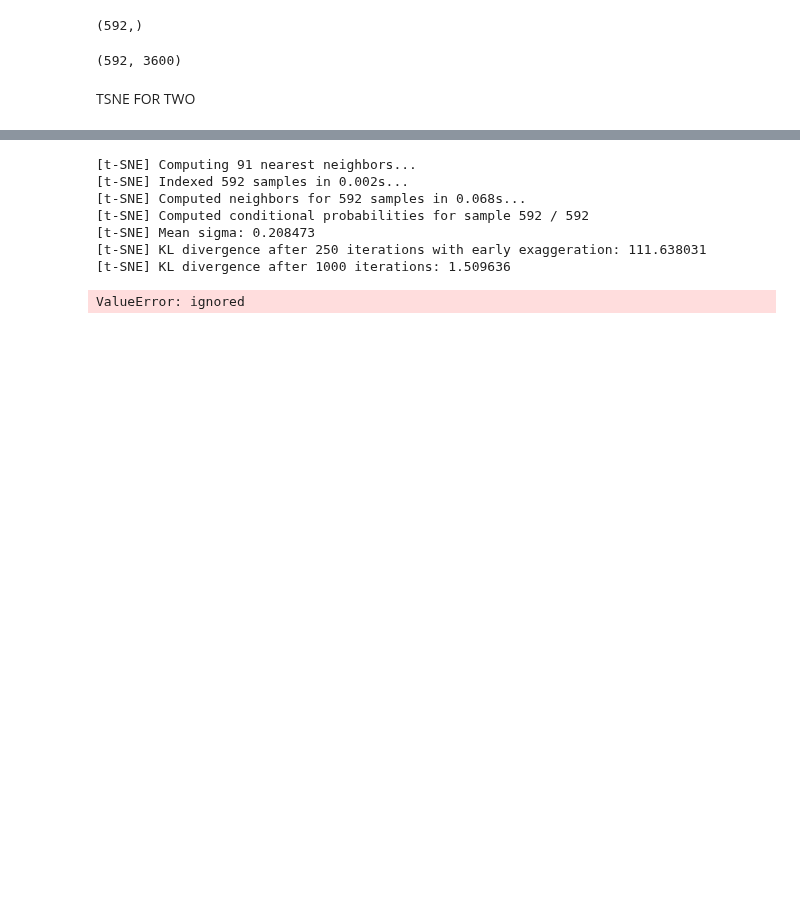
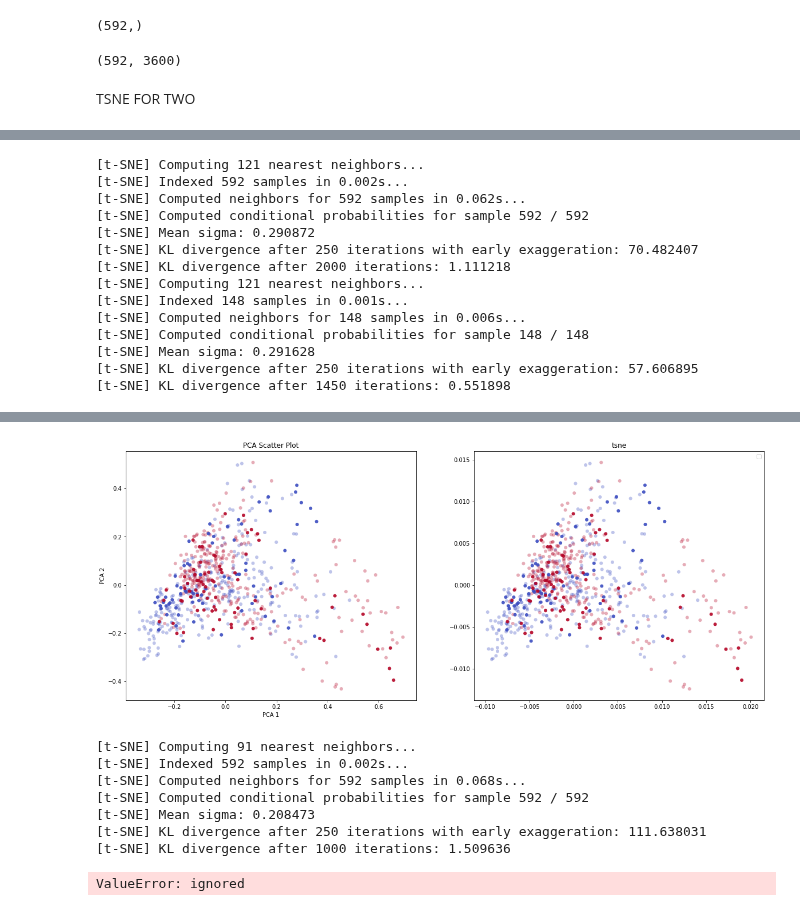
Before and after one commit to ehtisham-Fazal/ACP_KSRC, a Jupyter notebook: new_results_ACP_SRC_740_Python_.ipynb, the cells around one changed output, grey strips where cells are left out. Drawn from its saved outputs; the diff is of its cells as text; code cells hidden in the pictures; blank space fills up the shorter version.

```diff
--- a/new_results_ACP_SRC_740_Python_.ipynb
+++ b/new_results_ACP_SRC_740_Python_.ipynb
@@ -338,0 +384,60 @@ SyntaxError: ignored
+# %%
+df= pd.DataFrame(X_train)
+df_test=pd.DataFrame(X_test)
+# Turn dataframe into arrays
+X = df.values
+X_test=df_test.values
+normalizer = Normalizer().fit(X)
+X= normalizer.transform(X)
+X_test= normalizer.transform(X_test)
+# Invoke the PCA method. Since this is a binary classification problem
+# let's call n_components = 2
+pca = PCA(n_components=100)
+pca_2d = pca.fit_transform(X)
+pca_2d_test = pca.fit_transform(X_test)
+
+# # Invoke the TSNE method
+tsne = TSNE(n_components=2, verbose=1, perplexity=40, n_iter=2000)
+tsne_results = tsne.fit_transform(X)
+tsne_results_test=tsne.fit_transform(X_test)
+K_pca = KernelPCA(n_components=100,kernel="poly")
+K_pca_result = K_pca.fit_transform(X)
+K_pca_result_test = K_pca.fit_transform(X_test)
+# K_pca_result =ker_pca(X,n_components=40, gamma=1)
+# K_pca_result = K_pca.fit_transform(X)
+
+plt.figure(figsize = (20,8))
+plt.subplot(121)
+plt.scatter(pca_2d[:,0],pca_2d[:,1], c = y_train,
+            cmap = "coolwarm", edgecolor = "None", alpha=0.33)
+plt.scatter(pca_2d_test[:,0],pca_2d_test[:,1], c = y_test,
+            cmap = "coolwarm", edgecolor = "None", alpha=0.9)
+
+plt.title('PCA Scatter Plot')
+plt.xlabel("PCA 1")
+plt.ylabel("PCA 2")
+plt.subplot(122)
+plt.scatter(K_pca_result[:,0],K_pca_result[:,1],  c = y_train, cmap = "coolwarm", edgecolor = "None", alpha=0.33)
+plt.scatter(K_pca_result_test[:,0],K_pca_result_test[:,1],  c = y_test, cmap = "coolwarm", edgecolor = "None", alpha=0.9)
+
+
+# plt.scatter(tsne_results[:,0],tsne_results[:,1],  c = y_train, cmap = "coolwarm", edgecolor = "None", alpha=0.33)
+# plt.scatter(tsne_results_test[:,0],tesne_results_test[:,1],  c = y_test, cmap = "coolwarm", edgecolor = "None", alpha=0.9)
+plt.title('tsne')
+plt.legend()
+plt.show()
+# %% [output]
+[t-SNE] Computing 121 nearest neighbors...
+[t-SNE] Indexed 592 samples in 0.002s...
+[t-SNE] Computed neighbors for 592 samples in 0.062s...
+[t-SNE] Computed conditional probabilities for sample 592 / 592
+[t-SNE] Mean sigma: 0.290872
+[t-SNE] KL divergence after 250 iterations with early exaggeration: 70.482407
+[t-SNE] KL divergence after 2000 iterations: 1.111218
+[t-SNE] Computing 121 nearest neighbors...
+[t-SNE] Indexed 148 samples in 0.001s...
+[t-SNE] Computed neighbors for 148 samples in 0.006s...
+[t-SNE] Computed conditional probabilities for sample 148 / 148
+[t-SNE] Mean sigma: 0.291628
+[t-SNE] KL divergence after 250 iterations with early exaggeration: 57.606895
+[t-SNE] KL divergence after 1450 iterations: 0.551898
@@ -339,3 +445,4 @@ SyntaxError: ignored
+[figure, added]
 # %%
 
 # tsne = TSNE(n_components=2, verbose=1, random_state=123)
```
Also changed, not shown: parts of 7 cells of this notebook.
